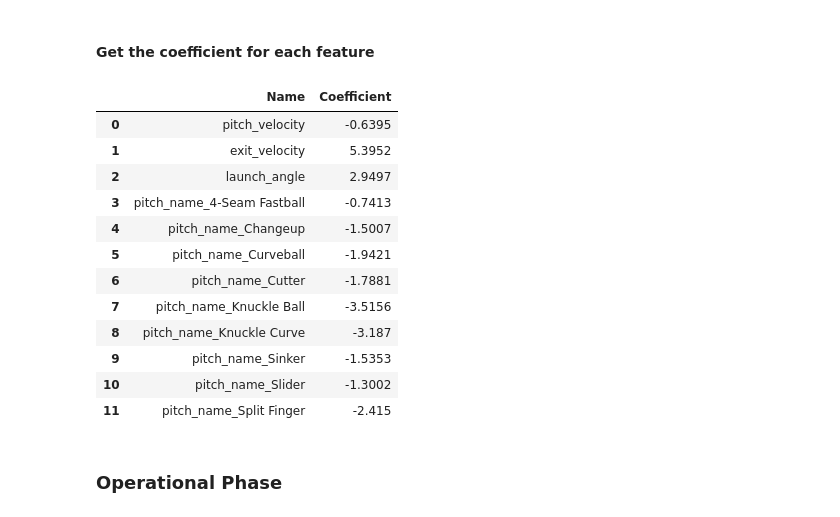
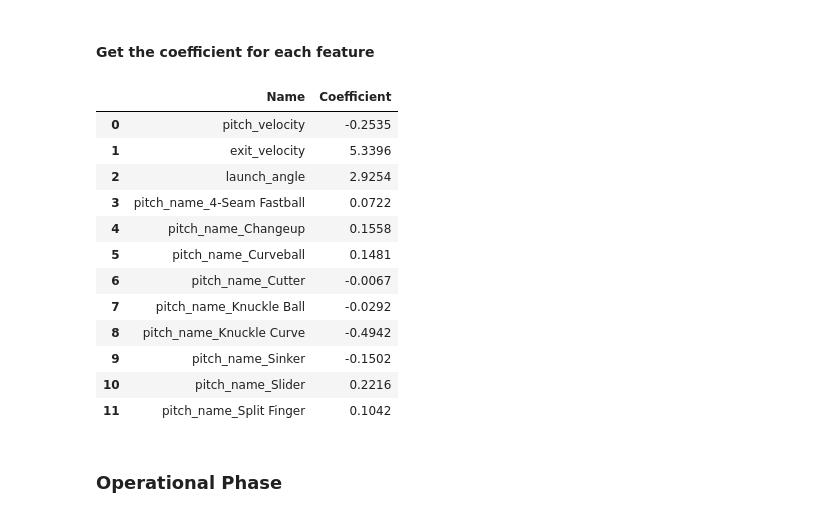
Before and after one commit to tweichle/Predicting-Baseball-Statistics, a Jupyter notebook: Classification/Logistic Regression with Over-Sampling Implementation for Baseball Outcomes.ipynb, the cells around one changed output. Cells and saved outputs as stored; diff of their text form; code cells hidden in the pictures.

```diff
--- a/Classification/Logistic Regression with Over-Sampling Implementation for Baseball Outcomes.ipynb
+++ b/Classification/Logistic Regression with Over-Sampling Implementation for Baseball Outcomes.ipynb
@@ -1399,21 +1392,31 @@ array([[6.87321494e-01, 3.12678506e-01],
 y_pred_prob_logreg_clf = pipeline.predict_proba(X_test)[:, 1]
 # %% [markdown]
 #### Get the coefficient for each feature
+# %%
+## NOTE: Use the following if one-hot encoder was used as part of the 'preprocessor' step
+
+# Categorical columns change from one-hot encoder
+new_categorical_features = pipeline.named_steps['preprocessor'].named_transformers_['cat'].named_steps['onehot'].get_feature_names_out(categorical_features)
+
+# Concatenate categorical columns with numerical columns (do not change) to get all columns
+name = np.concatenate([numeric_features, new_categorical_features])
+coef = np.round(pipeline.named_steps['classifier'].coef_[0], 4)
+pd.DataFrame([name, coef], index=['Name', 'Coefficient']).transpose()
+# %% [output]
+|  | Name | Coefficient |
+| 0 | pitch_velocity | -0.2535 |
+| 1 | exit_velocity | 5.3396 |
+| 2 | launch_angle | 2.9254 |
+| 3 | pitch_name_4-Seam Fastball | 0.0722 |
+| 4 | pitch_name_Changeup | 0.1558 |
+| 5 | pitch_name_Curveball | 0.1481 |
+| 6 | pitch_name_Cutter | -0.0067 |
+| 7 | pitch_name_Knuckle Ball | -0.0292 |
+| 8 | pitch_name_Knuckle Curve | -0.4942 |
+| 9 | pitch_name_Sinker | -0.1502 |
+| 10 | pitch_name_Slider | 0.2216 |
+| 11 | pitch_name_Split Finger | 0.1042 |
 # %%
-name = X.columns
-coef = np.round(pipeline.named_steps['classifier'].coef_[0], 4)
-pd.DataFrame([name, coef], index=['Name', 'Coefficient']).transpose()
+# name = X.columns
+# coef = np.round(pipeline.named_steps['classifier'].coef_[0], 4)
+# pd.DataFrame([name, coef], index=['Name', 'Coefficient']).transpose()
-# %% [output]
-|  | Name | Coefficient |
-| 0 | pitch_velocity | -0.6395 |
-| 1 | exit_velocity | 5.3952 |
-| 2 | launch_angle | 2.9497 |
-| 3 | pitch_name_4-Seam Fastball | -0.7413 |
-| 4 | pitch_name_Changeup | -1.5007 |
-| 5 | pitch_name_Curveball | -1.9421 |
-| 6 | pitch_name_Cutter | -1.7881 |
-| 7 | pitch_name_Knuckle Ball | -3.5156 |
-| 8 | pitch_name_Knuckle Curve | -3.187 |
-| 9 | pitch_name_Sinker | -1.5353 |
-| 10 | pitch_name_Slider | -1.3002 |
-| 11 | pitch_name_Split Finger | -2.415 |
```
Also changed, not shown: parts of 23 cells of this notebook.
